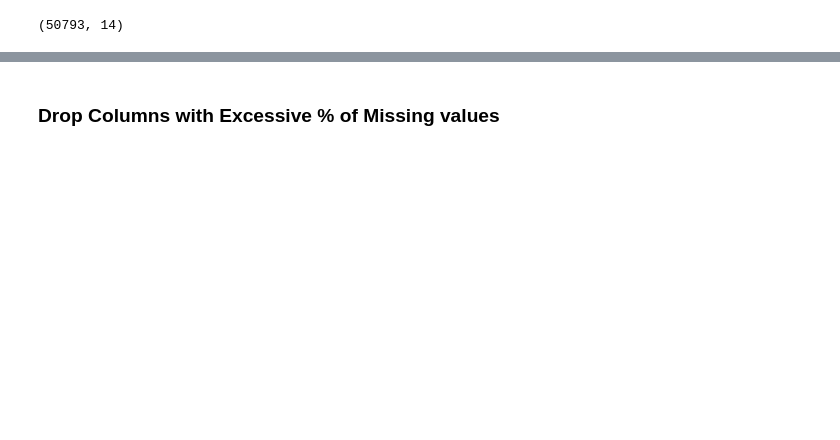
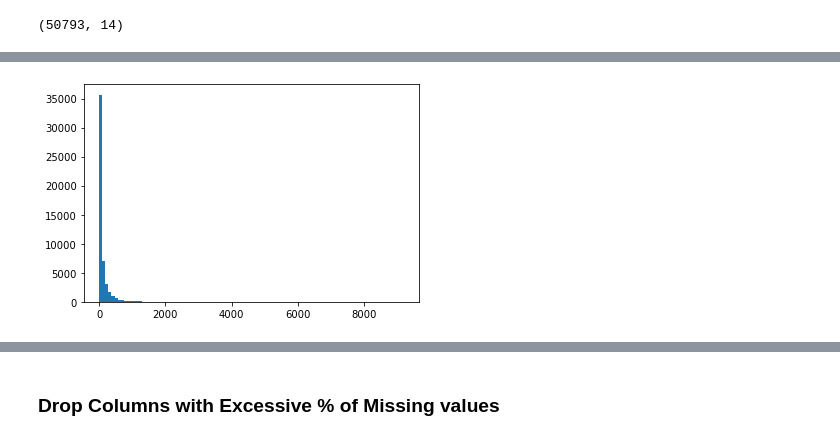
Before and after one commit to allistaircota/rate_my_restaurant, a Jupyter notebook: notebooks/Business Dataset Initial File Processing.ipynb, the cells around one changed output, grey strips where cells are left out. Saved outputs shown, nothing was run; the diff lists cells and outputs as text; code cells hidden in the pictures; blank space fills up the shorter version.

```diff
--- a/notebooks/Business Dataset Initial File Processing.ipynb
+++ b/notebooks/Business Dataset Initial File Processing.ipynb
@@ -68,3 +85,0 @@ restaurant_df.shape
-# %%
-%%time
-restaurant_df = pd.concat([restaurant_df, restaurant_df['attributes'].apply(pd.Series)], axis=1).drop('attributes', axis=1)
@@ -80,3 +85,0 @@ restaurant_df.shape
-# %%
-restaurant_df = pd.concat([restaurant_df, restaurant_df['hours'].apply(pd.Series)], axis=1).drop('hours', axis=1)
-restaurant_df
@@ -132,0 +201,6 @@ memory usage: 22.6+ MB
+# %%
+plt.figure()
+plt.hist(restaurant_df['review_count'], bins=100)
+plt.show()
+# %% [output]
+[figure, added]
```
Also changed, not shown: parts of 136 cells of this notebook.
